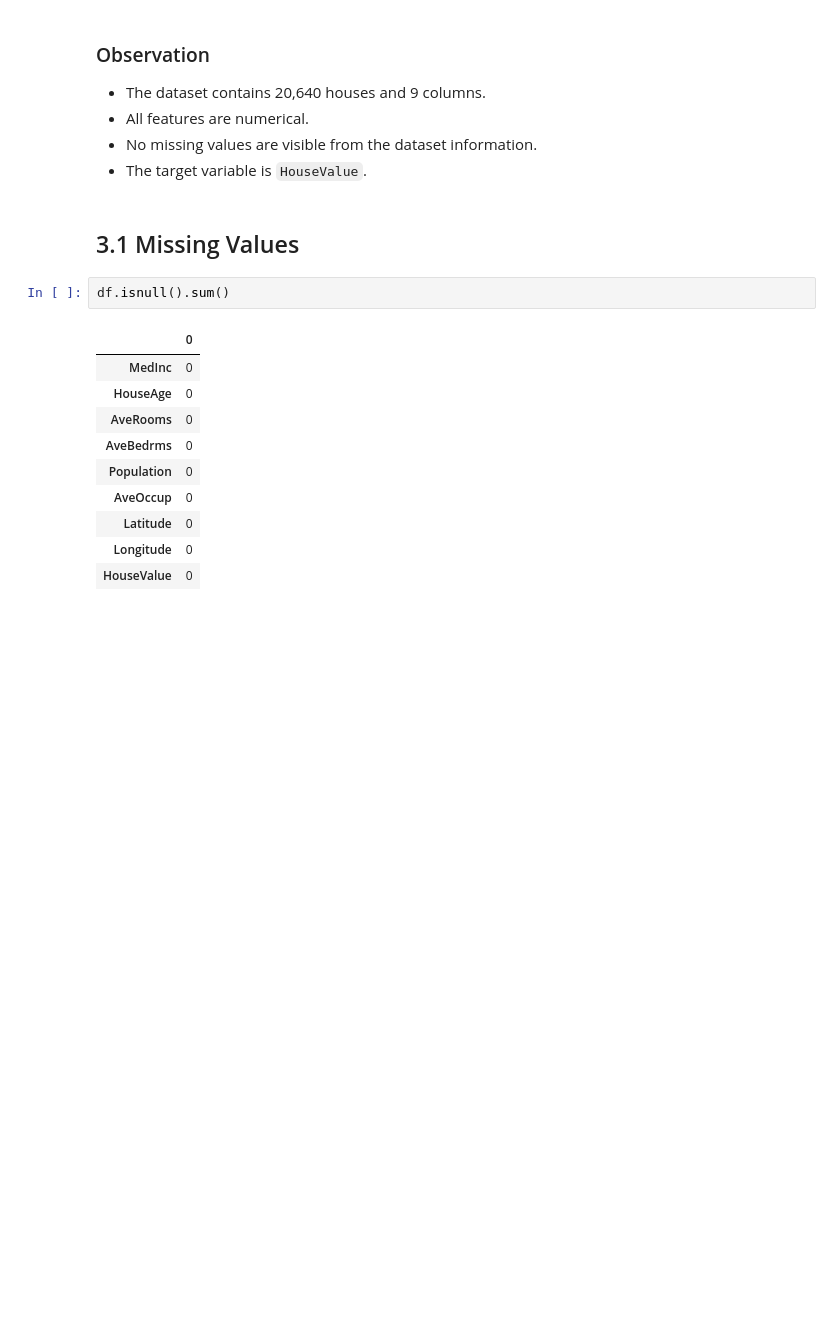
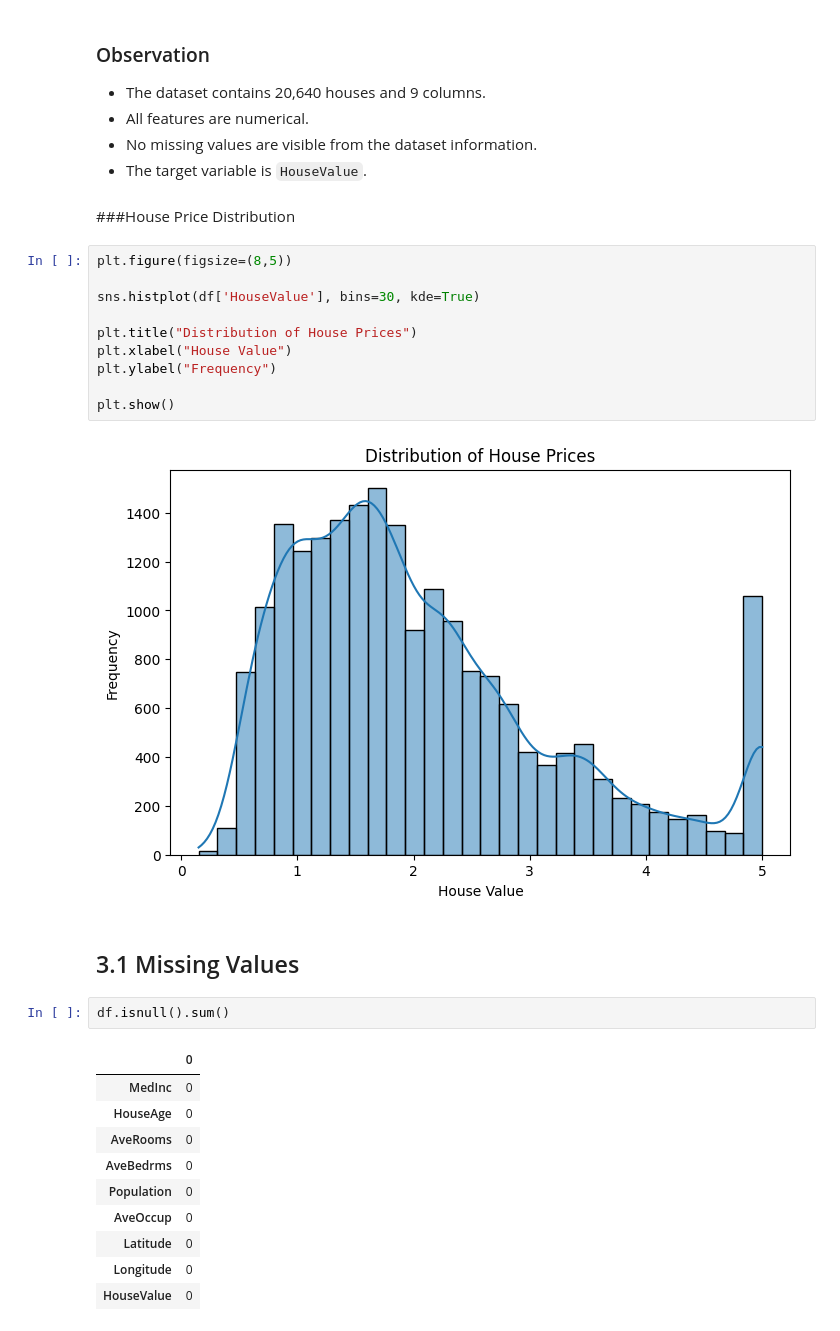
Before and after one commit to jk-Asma/California-Housing-Price-Prediction, a Jupyter notebook: task1_ml_linear_regression.ipynb, the cells around one changed output. Cells and saved outputs as stored; diff of their text form; blank space fills up the shorter version.

Commit message:
add house_price_distribution plot in task1_ml_linear_regression.py

```diff
--- a/task1_ml_linear_regression.ipynb
+++ b/task1_ml_linear_regression.ipynb
@@ -85,6 +86,20 @@ df.describe()
 - All features are numerical.
 - No missing values are visible from the dataset information.
 - The target variable is `HouseValue`.
+# %% [markdown]
+###House Price Distribution
+# %%
+plt.figure(figsize=(8,5))
+
+sns.histplot(df['HouseValue'], bins=30, kde=True)
+
+plt.title("Distribution of House Prices")
+plt.xlabel("House Value")
+plt.ylabel("Frequency")
+
+plt.show()
+# %% [output]
+[figure, added]
 # %% [markdown]
 ## 3.1 Missing Values
 # %%
```
Also changed, not shown: parts of 3 cells of this notebook.
